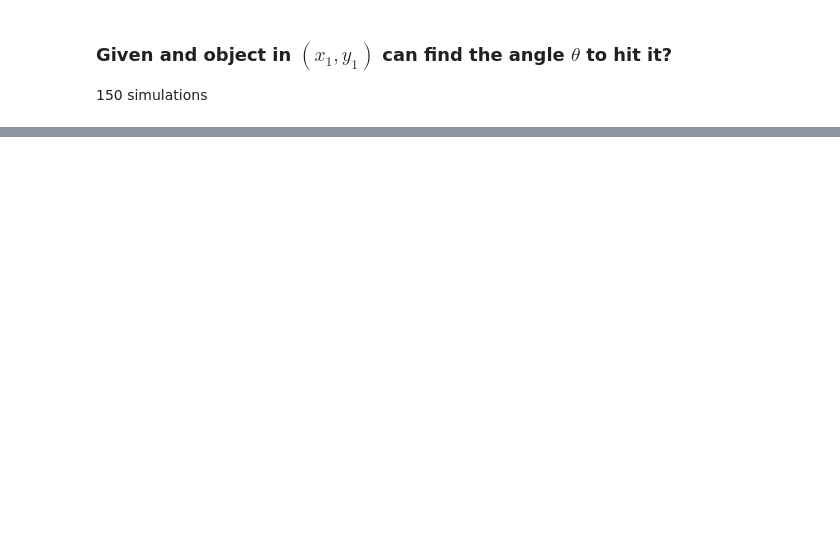
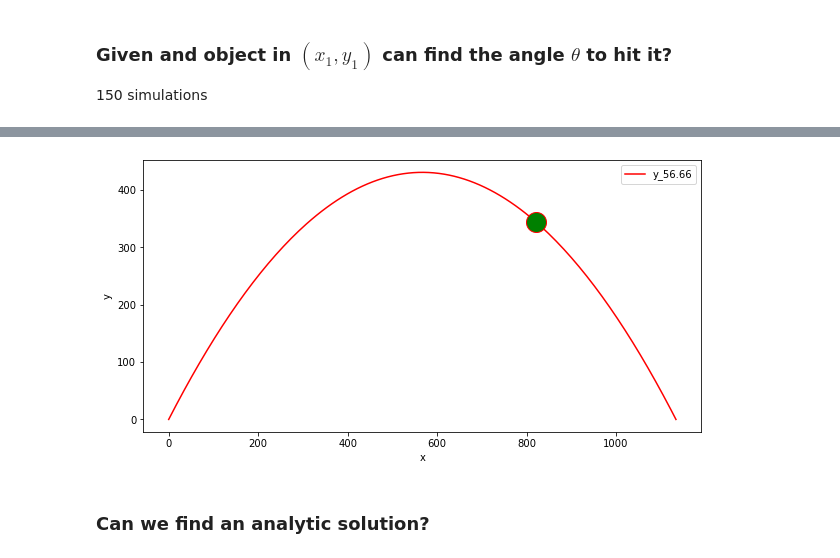
Before and after one commit to felipessalvatore/it, a Jupyter notebook: notebooks/4_ballistic_trajectories.ipynb, the cells around one changed output, grey strips where cells are left out. Drawn from its saved outputs; the diff is of its cells as text; code cells hidden in the pictures; blank space fills up the shorter version.

```diff
--- a/notebooks/4_ballistic_trajectories.ipynb
+++ b/notebooks/4_ballistic_trajectories.ipynb
@@ -249,0 +289,32 @@ ax.get_legend().remove()
+# %%
+def search_theta(x1,y1, search_space, num_t):
+    thetas = np.linspace(1,90,search_space)
+    exps = [run_exp(theta=theta, vo=v0, num_t=num_t) for theta in thetas]
+    errs = []
+    for df in exps:
+        df.loc[:, "dist_xy"] = np.sqrt(np.power(df["x"] - x1,2) + np.power(df["y"] - y1,2))
+        min_error = df.dist_xy.min()
+        errs.append(min_error)
+
+    i = np.argmin(errs)
+    theta = np.round(thetas[i],2)
+    err = np.round(errs[i],2)
+    exp = exps[i]
+    return theta, err, exp
+# %%
+x1,y1 = 821, 345
+theta, err, exp = search_theta(x1=x1,y1=y1,search_space=300, num_t=200)
+
+figsize=(10, 5)
+fig, ax = plt.subplots(figsize=figsize)
+
+
+suf = "_{}".format(theta)
+exp.add_suffix(suf).set_index("x"+suf)[["y"+suf]].plot(ax=ax, color=c);
+plt.plot([x1], [y1], marker="o", markersize=20, markeredgecolor="red", markerfacecolor="green")
+plt.xlabel('x');
+plt.ylabel('y');
+# %% [output]
+[figure, added]
+# %% [markdown]
+### Can we find an analytic solution?
```
Also changed, not shown: parts of 9 cells of this notebook.
